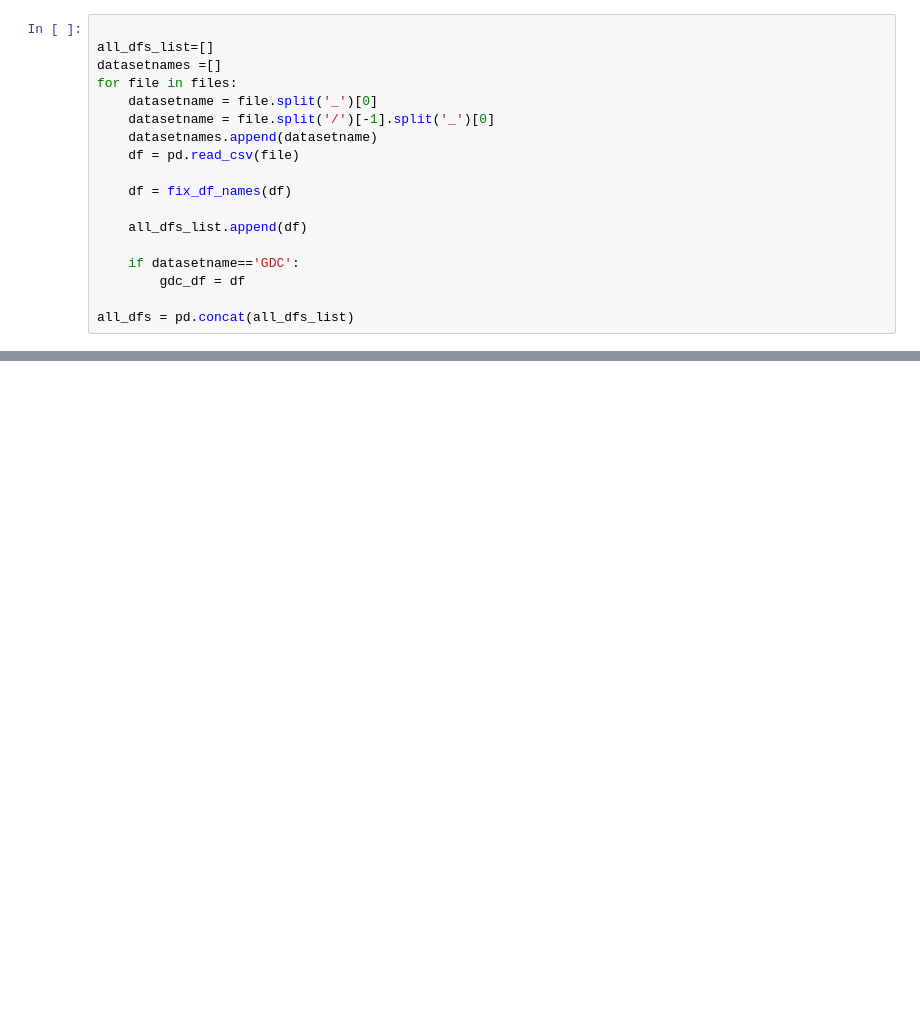
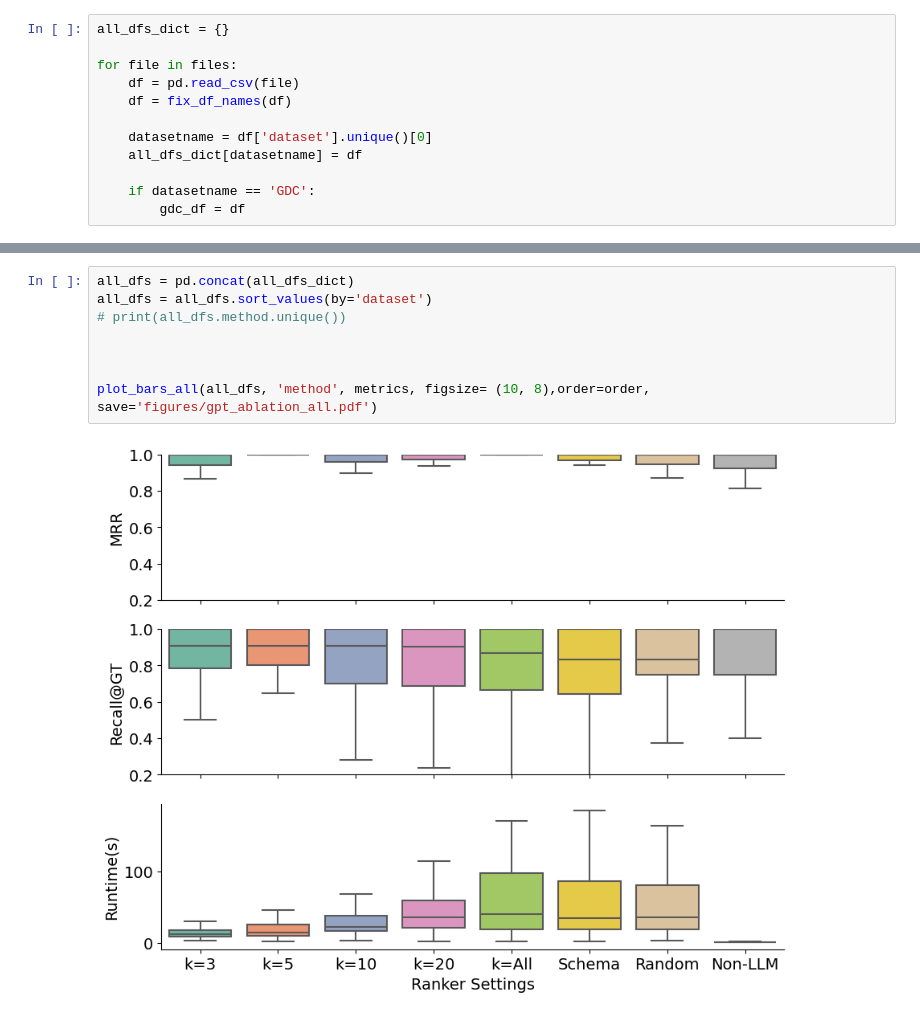
Before and after one commit to kevin-fang-lscm/magneto-matcher, a Jupyter notebook: results_visualization/gpt_ablation.ipynb, the cells around one changed output, grey strips where cells are left out. Drawn from its saved outputs; the diff is of its cells as text; blank space fills up the shorter version.

```diff
--- a/results_visualization/gpt_ablation.ipynb
+++ b/results_visualization/gpt_ablation.ipynb
@@ -78,18 +118,12 @@ def fix_df_names(df):
 # %%
+all_dfs_dict = {}
 
-all_dfs_list=[]
-datasetnames =[]
 for file in files:
-    datasetname = file.split('_')[0]
-    datasetname = file.split('/')[-1].split('_')[0]
-    datasetnames.append(datasetname)
     df = pd.read_csv(file)
-
     df = fix_df_names(df)
 
-    all_dfs_list.append(df)
+    datasetname = df['dataset'].unique()[0]
+    all_dfs_dict[datasetname] = df
 
-    if datasetname=='GDC':
+    if datasetname == 'GDC':
         gdc_df = df
-
-all_dfs = pd.concat(all_dfs_list)
@@ -122,0 +152,10 @@ Magellan
+# %%
+all_dfs = pd.concat(all_dfs_dict)
+all_dfs = all_dfs.sort_values(by='dataset')
+# print(all_dfs.method.unique())
+
+
+
+plot_bars_all(all_dfs, 'method', metrics, figsize= (10, 8),order=order,  save='figures/gpt_ablation_all.pdf')
+# %% [output]
+[figure, added]
```
Also changed, not shown: parts of 8 cells of this notebook, 6 other files.
